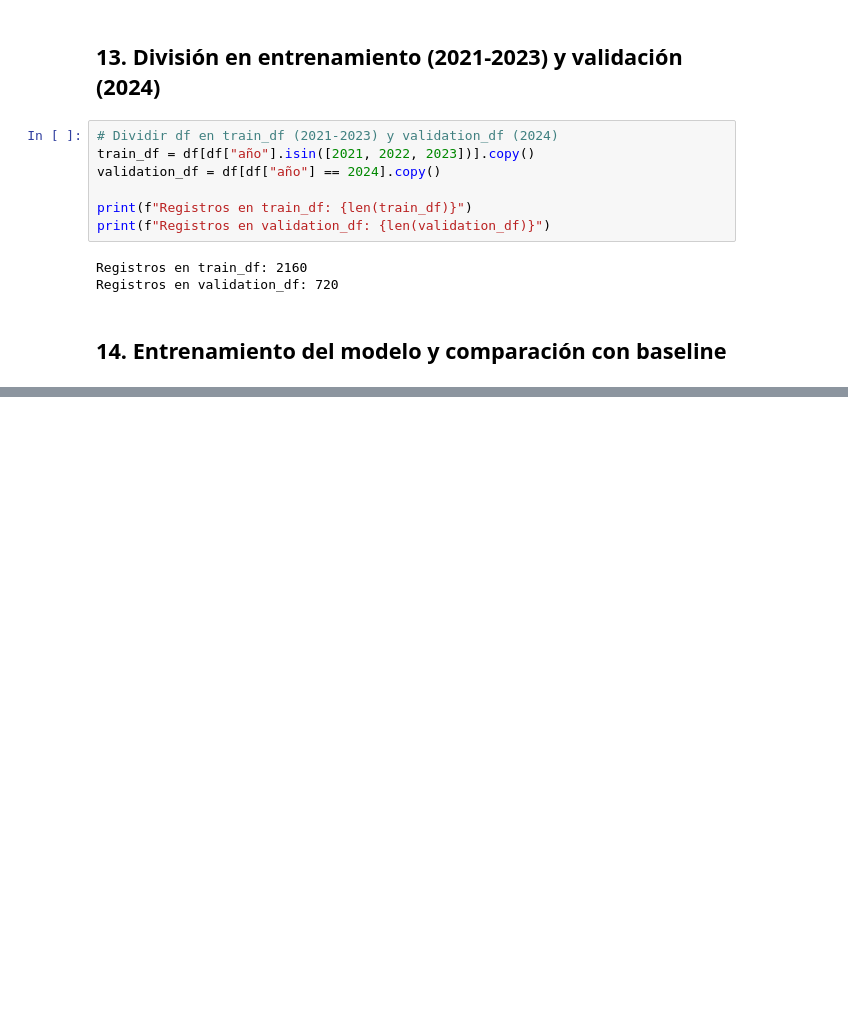
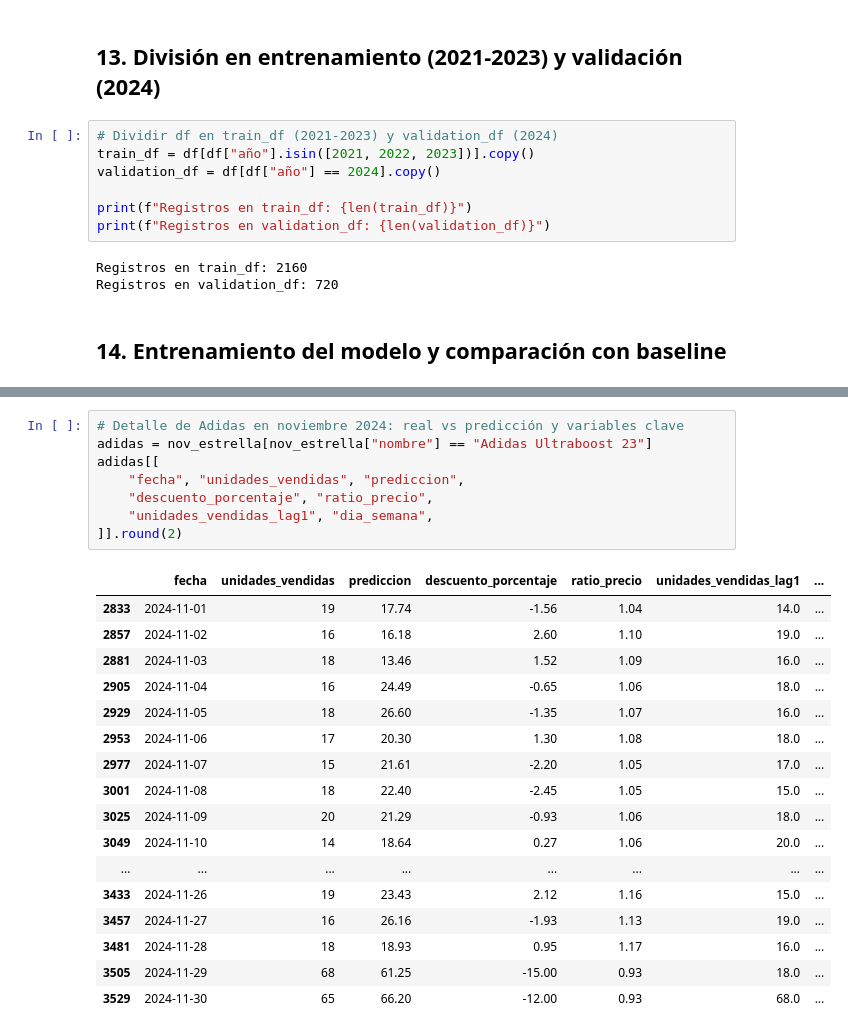
Before and after one commit to florenciaalmironfr-svg/prevision-ventes, a Jupyter notebook: notebooks/Entrenamiento.ipynb, the cells around one changed output, grey strips where cells are left out. Cells and saved outputs as stored; diff of their text form; blank space fills up the shorter version.

```diff
--- a/notebooks/Entrenamiento.ipynb
+++ b/notebooks/Entrenamiento.ipynb
@@ -825,0 +886,26 @@ Variables predictoras: 71
+# %%
+# Detalle de Adidas en noviembre 2024: real vs predicción y variables clave
+adidas = nov_estrella[nov_estrella["nombre"] == "Adidas Ultraboost 23"]
+adidas[[
+    "fecha", "unidades_vendidas", "prediccion",
+    "descuento_porcentaje", "ratio_precio",
+    "unidades_vendidas_lag1", "dia_semana",
+]].round(2)
+# %% [output]
+|  | fecha | unidades_vendidas | prediccion | descuento_porcentaje | ratio_precio | unidades_vendidas_lag1 | ... |
+| 2833 | 2024-11-01 | 19 | 17.74 | -1.56 | 1.04 | 14.0 | ... |
+| 2857 | 2024-11-02 | 16 | 16.18 | 2.60 | 1.10 | 19.0 | ... |
+| 2881 | 2024-11-03 | 18 | 13.46 | 1.52 | 1.09 | 16.0 | ... |
+| 2905 | 2024-11-04 | 16 | 24.49 | -0.65 | 1.06 | 18.0 | ... |
+| 2929 | 2024-11-05 | 18 | 26.60 | -1.35 | 1.07 | 16.0 | ... |
+| 2953 | 2024-11-06 | 17 | 20.30 | 1.30 | 1.08 | 18.0 | ... |
+| 2977 | 2024-11-07 | 15 | 21.61 | -2.20 | 1.05 | 17.0 | ... |
+| 3001 | 2024-11-08 | 18 | 22.40 | -2.45 | 1.05 | 15.0 | ... |
+| 3025 | 2024-11-09 | 20 | 21.29 | -0.93 | 1.06 | 18.0 | ... |
+| 3049 | 2024-11-10 | 14 | 18.64 | 0.27 | 1.06 | 20.0 | ... |
+| ... | ... | ... | ... | ... | ... | ... | ... |
+| 3433 | 2024-11-26 | 19 | 23.43 | 2.12 | 1.16 | 15.0 | ... |
+| 3457 | 2024-11-27 | 16 | 26.16 | -1.93 | 1.13 | 19.0 | ... |
+| 3481 | 2024-11-28 | 18 | 18.93 | 0.95 | 1.17 | 16.0 | ... |
+| 3505 | 2024-11-29 | 68 | 61.25 | -15.00 | 0.93 | 18.0 | ... |
+| 3529 | 2024-11-30 | 65 | 66.20 | -12.00 | 0.93 | 68.0 | ... |
```
Also changed, not shown: parts of 7 cells of this notebook, 1 other file.
